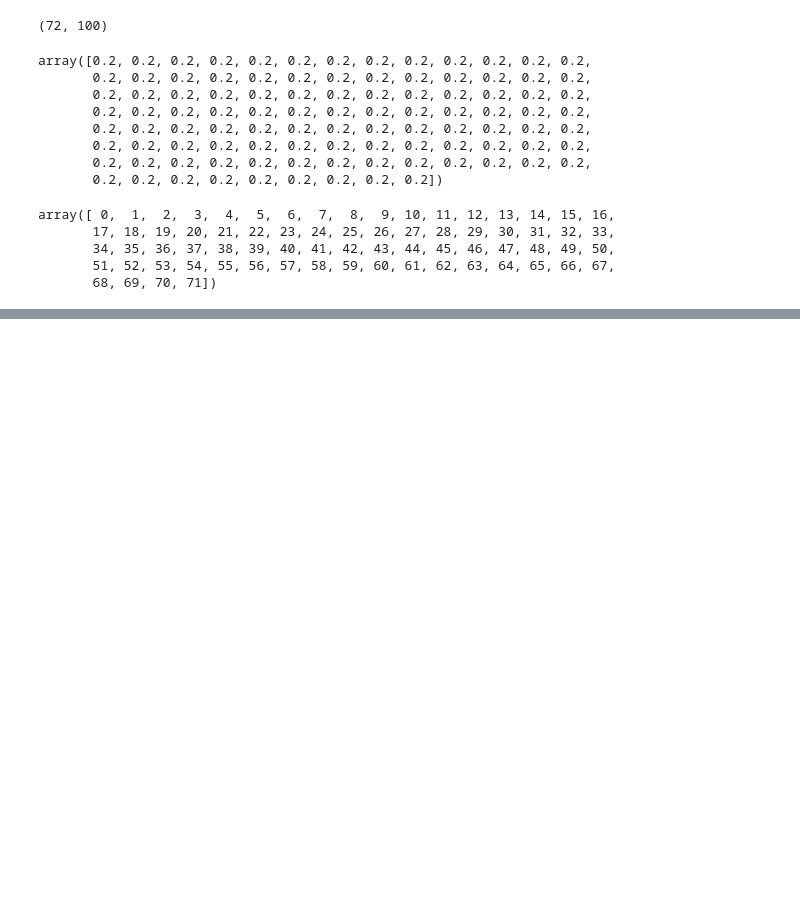
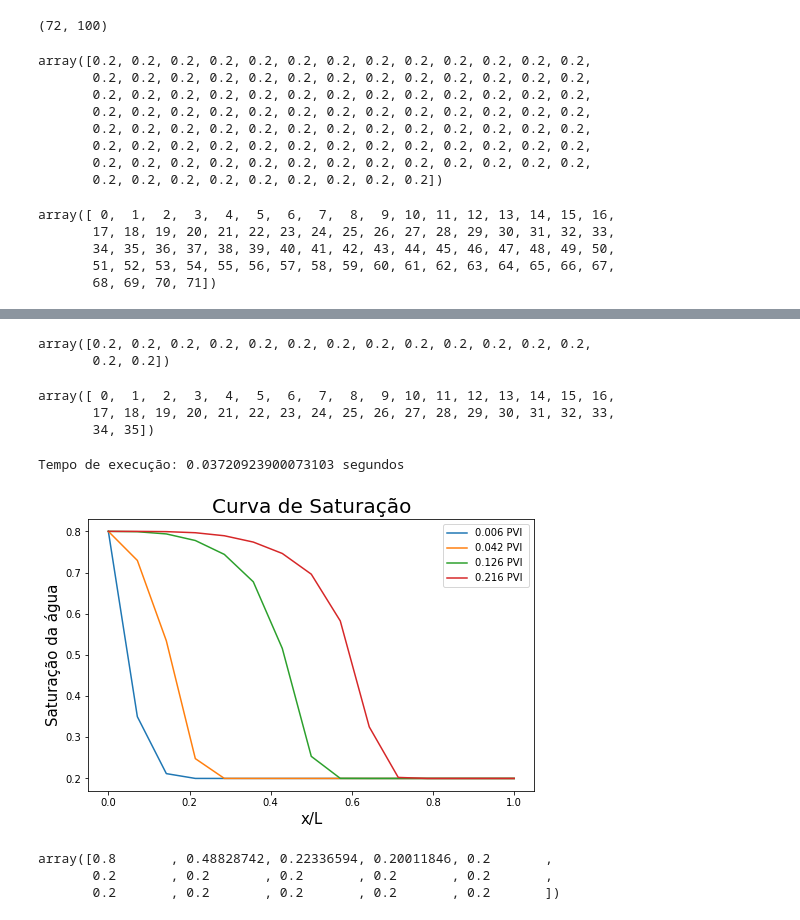
Before and after one commit to igcampos/Mestrado, a Jupyter notebook: saturacao_explicit.ipynb, the cells around one changed output, grey strips where cells are left out. Cells and saved outputs as stored; diff of their text form; code cells hidden in the pictures; blank space fills up the shorter version.

```diff
--- a/saturacao_explicit.ipynb
+++ b/saturacao_explicit.ipynb
@@ -215,0 +451,8 @@ plt.show()
+# %%
+#modificando a primeira linha da matriz para alocar os valores das condições iniciais
+matriz_resultado_saturacao[0,:] = sw_CI
+# %%
+matriz_resultado_saturacao[0]
+# %% [output]
+array([0.2, 0.2, 0.2, 0.2, 0.2, 0.2, 0.2, 0.2, 0.2, 0.2, 0.2, 0.2, 0.2,
+       0.2, 0.2])
@@ -215,0 +474,72 @@ plt.show()
+# %%
+tempos_de_injecao = np.arange(tempos_de_injecao) #utilizado como vetor de tempo para o calculo de saturação
+tempos_de_injecao
+# %% [output]
+array([ 0,  1,  2,  3,  4,  5,  6,  7,  8,  9, 10, 11, 12, 13, 14, 15, 16,
+       17, 18, 19, 20, 21, 22, 23, 24, 25, 26, 27, 28, 29, 30, 31, 32, 33,
+       34, 35])
+# %%
+#Calculo da saturação e preenchimento da matriz de resultado
+#calulo do tempo de execução:
+start = timeit.default_timer()
+for n in tempos_de_injecao:
+  #calculo da primeira linha
+  if n == 0:
+    for i in dominio:
+      if i == 0:
+        #primeiro ponto
+        mobilidade_i_menos_meio = mobilidade(sw_CC,visc_agua,visc_oleo)
+        mobilidade_i = mobilidade(sw_CC,visc_agua,visc_oleo)
+        sw_n_mais_1 = dt/dx*(mobilidade_i_menos_meio - mobilidade_i) + sw_CC
+        matriz_resultado_saturacao[n,i] =  sw_n_mais_1
+      else:
+        #outros ponto
+        sw_ajustado =  matriz_resultado_saturacao[n,i-1]
+        mobilidade_i_menos_meio = mobilidade(sw_ajustado,visc_agua,visc_oleo)
+        mobilidade_i = mobilidade(sw_CI,visc_agua,visc_oleo)
+        sw_n_mais_1 = dt/dx * (mobilidade_i_menos_meio - mobilidade_i) + sw_CI
+        matriz_resultado_saturacao[n,i] =  sw_n_mais_1
+  #Cálculo das demais linhas
+  else:
+      for i in dominio:
+        if i == 0:
+          #primeiro ponto
+          mobilidade_i_menos_meio = mobilidade(sw_CC,visc_agua,visc_oleo)
+          mobilidade_i = mobilidade(sw_CC,visc_agua,visc_oleo)
+          sw_n_mais_1 = dt/dx*(mobilidade_i_menos_meio - mobilidade_i) + matriz_resultado_saturacao[n-1,i]
+          matriz_resultado_saturacao[n,i] =  sw_n_mais_1
+        else:
+          #outros ponto
+          sw_ajustado =  matriz_resultado_saturacao[n-1,i-1]
+          mobilidade_i_menos_meio = mobilidade(sw_ajustado,visc_agua,visc_oleo)
+          mobilidade_i = mobilidade(matriz_resultado_saturacao[n-1,i],visc_agua,visc_oleo)
+          sw_n_mais_1 = dt/dx * (mobilidade_i_menos_meio - mobilidade_i) + matriz_resultado_saturacao[n-1,i]
+          matriz_resultado_saturacao[n,i] =  sw_n_mais_1
+stop = timeit.default_timer()
+print('Tempo de execução: {} segundos'.format(stop-start))
+# %% [output]
+Tempo de execução: 0.03720923900073103 segundos
+# %%
+#plotar os resultados
+vetor_comprimento = np.linspace(0, 1, nx)
+fig = plt.figure(figsize=(8,5))
+ax = plt.subplot(1,1,1)
+ax.plot(vetor_comprimento, matriz_resultado_saturacao[0], label = "0.006 PVI ")
+ax.plot(vetor_comprimento, matriz_resultado_saturacao[5], label = "0.042 PVI")
+ax.plot(vetor_comprimento, matriz_resultado_saturacao[20], label = "0.126 PVI")
+ax.plot(vetor_comprimento, matriz_resultado_saturacao[29], label = "0.216 PVI")
+#ax.plot(vetor_comprimento, matriz_resultado_saturacao[71], label = "0.432 PVI")
+
+ax.set_xlabel("x/L", fontsize=15)
+ax.set_ylabel("Saturação da água", fontsize=15)
+plt.title("Curva de Saturação", fontsize=20)
+ax.legend()
+plt.show()
+# %% [output]
+[figure, added]
+# %%
+matriz_resultado_saturacao[1]
+# %% [output]
+array([0.8       , 0.48828742, 0.22336594, 0.20011846, 0.2       ,
+       0.2       , 0.2       , 0.2       , 0.2       , 0.2       ,
+       0.2       , 0.2       , 0.2       , 0.2       , 0.2       ])
```
Also changed, not shown: parts of 18 cells of this notebook.
